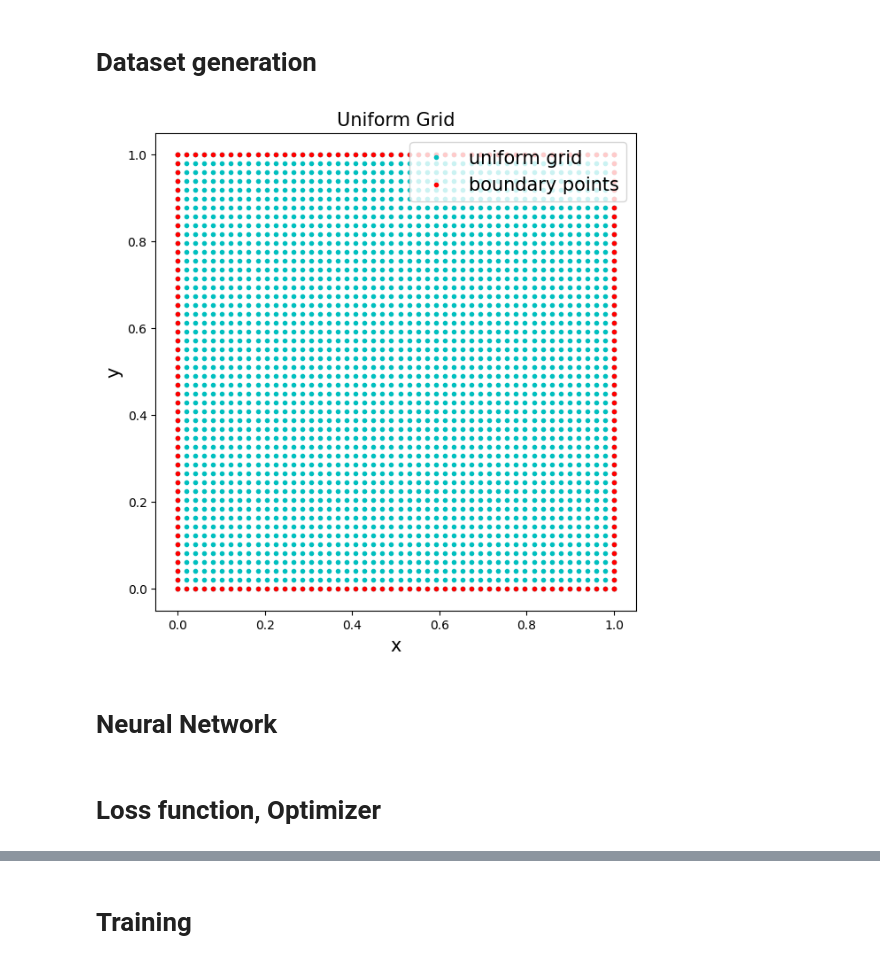
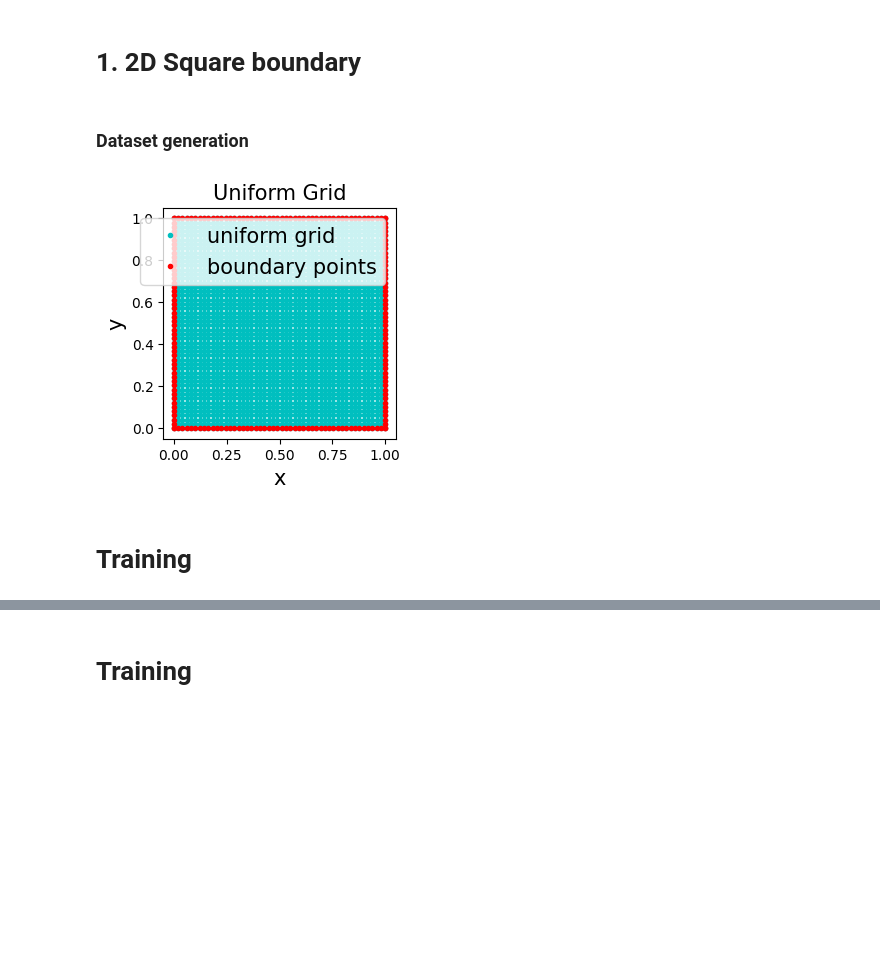
Before and after one commit to xx257xx/KIAS-AI-GROUP-7, a Jupyter notebook: Deep_Ritz_tutorial.ipynb, the cells around one changed output, grey strips where cells are left out. Saved outputs shown, nothing was run; the diff lists cells and outputs as text; code cells hidden in the pictures; blank space fills up the shorter version.

```diff
--- a/Deep_Ritz_tutorial.ipynb
+++ b/Deep_Ritz_tutorial.ipynb
@@ -20,5 +50,7 @@ device = torch.device('cuda:3')
+# %% [markdown]
+# 1. 2D Square boundary
 # %% [markdown]
-# Dataset generation
+### Dataset generation
 # %%
 Nx = 50                                                   # Number of samples
 Ny = 50                                                   # Number of samples
@@ -41,15 +77,13 @@ def green_no_boundary(x, y, x_2, y_2):
 
 u_bdry = green_no_boundary(xy_bdry[:,0], xy_bdry[:,1], x_2, y_2).view(-1,1)
 # %%
-plt.figure(figsize=(7,7))
+plt.figure(figsize=(3,3))
 plt.plot(xy_grid[:,0], xy_grid[:,1], 'co', markersize=3, label='uniform grid')
 plt.plot(xy_bdry[:,0], xy_bdry[:,1], 'ro', markersize=3, label='boundary points')
 plt.legend(loc='upper right', fontsize=15)
 plt.title('Uniform Grid', fontsize=15)
 plt.xlabel('x', fontsize=15)
 plt.ylabel('y', fontsize=15)
 plt.savefig('drm_data')
 # %% [output]
-[figure, old version]
+[figure, new version]
-# %% [markdown]
-# Neural Network
@@ -82,5 +90,5 @@ class model(nn.Module) :
-# %% [markdown]
-# Loss function, Optimizer
+# %% [markdown]
+# Training
 # %%
 # Prepare for training
 
```
Also changed, not shown: parts of 47 cells of this notebook.
